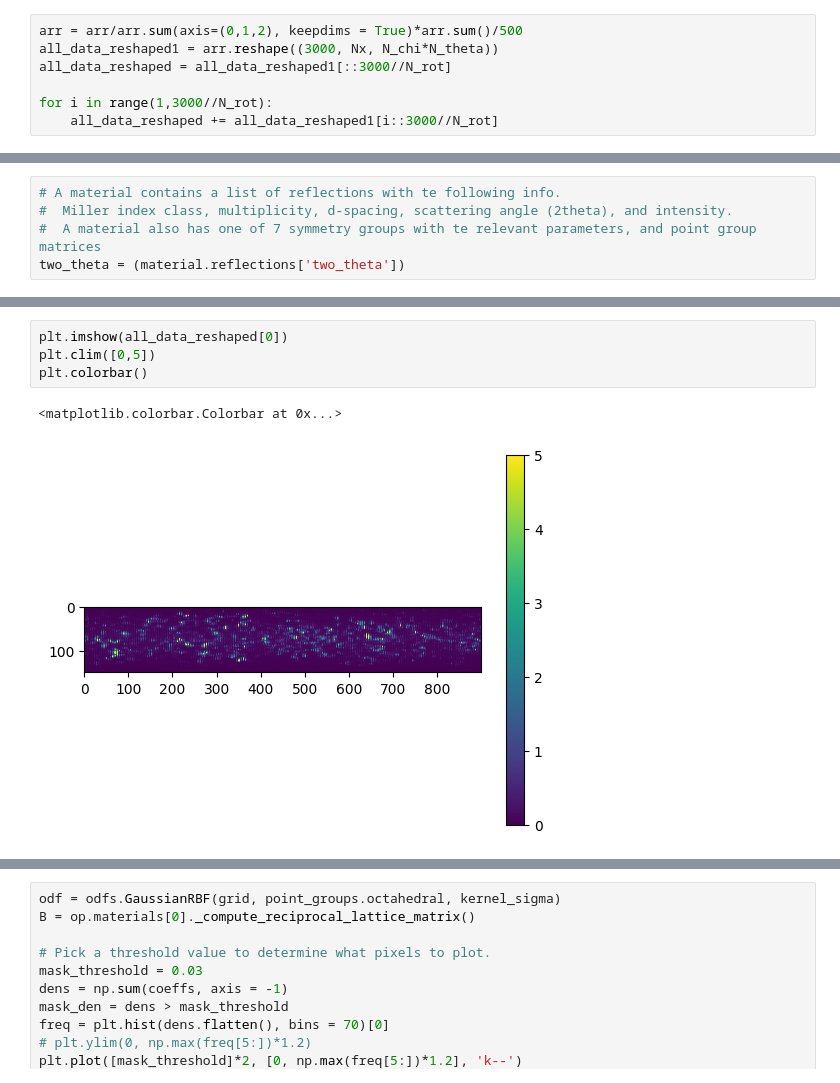
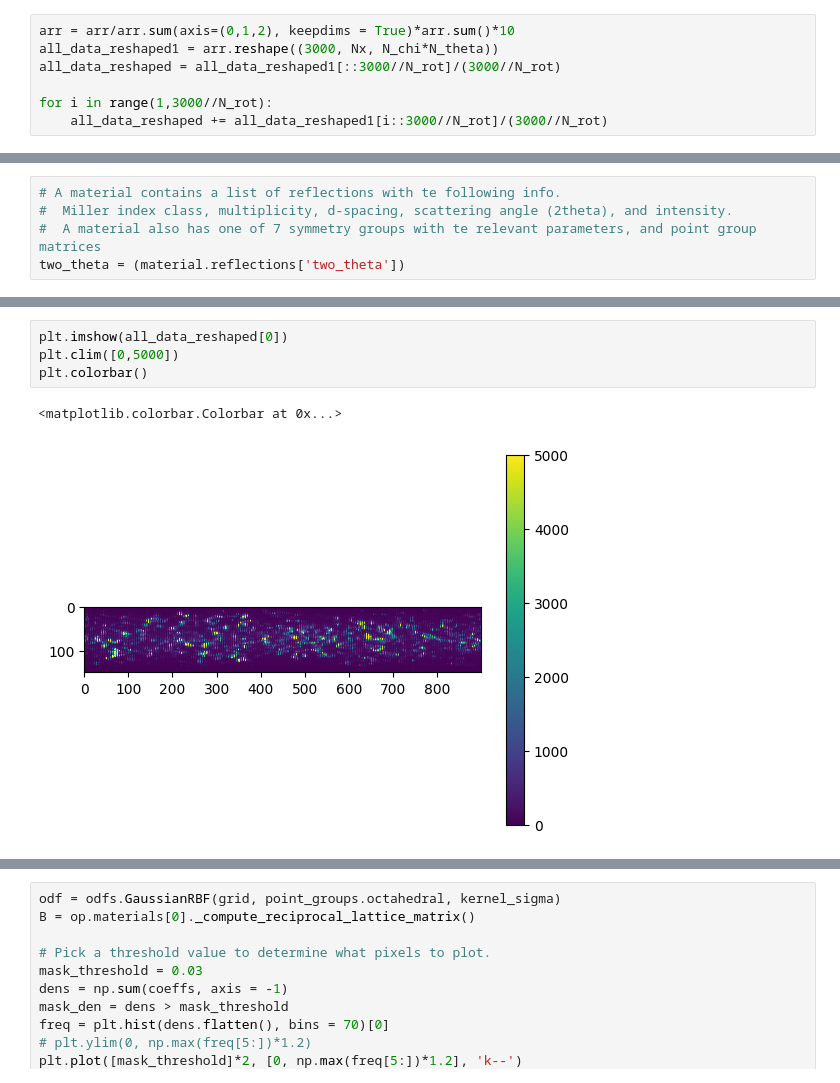
Before and after one commit to msaca-okse/basis_adaptive_textom, a Jupyter notebook: testing/texture_analysis_single.ipynb, the cells around one changed output, grey strips where cells are left out. Drawn from its saved outputs; the diff is of its cells as text.

```diff
--- a/testing/texture_analysis_single.ipynb
+++ b/testing/texture_analysis_single.ipynb
@@ -60,12 +58,12 @@ with h5py.File(filename, "r") as f:
     arr = np.empty(dset.shape, dtype=dset.dtype)
     dset.read_direct(arr)
 # %%
-arr = arr/arr.sum(axis=(0,1,2), keepdims = True)*arr.sum()/500
+arr = arr/arr.sum(axis=(0,1,2), keepdims = True)*arr.sum()*10
 all_data_reshaped1 = arr.reshape((3000, Nx, N_chi*N_theta))
-all_data_reshaped = all_data_reshaped1[::3000//N_rot]
+all_data_reshaped = all_data_reshaped1[::3000//N_rot]/(3000//N_rot)
 
 for i in range(1,3000//N_rot):
-    all_data_reshaped += all_data_reshaped1[i::3000//N_rot]
+    all_data_reshaped += all_data_reshaped1[i::3000//N_rot]/(3000//N_rot)
 # %%
 cif_folder = Path(cif_path)
 filenames = [p.name for p in cif_folder.glob("*.cif")]
@@ -148,8 +114,8 @@ assert out_gpu.flags.c_contiguous
 # %%
 plt.imshow(all_data_reshaped[0])
-plt.clim([0,5])
+plt.clim([0,5000])
 plt.colorbar()
 # %% [output]
 <matplotlib.colorbar.Colorbar at 0x...>
-[figure, old version]
+[figure, new version]
 # %%
```
Also changed, not shown: parts of 9 cells of this notebook, 34 other files.
